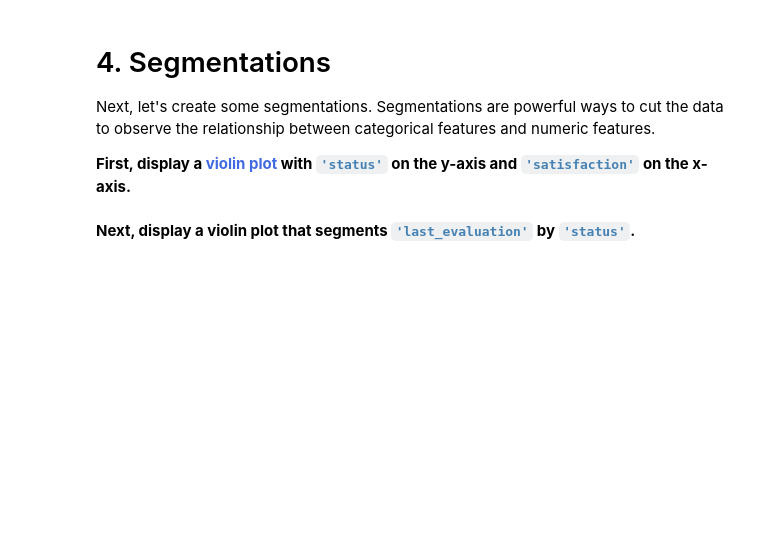
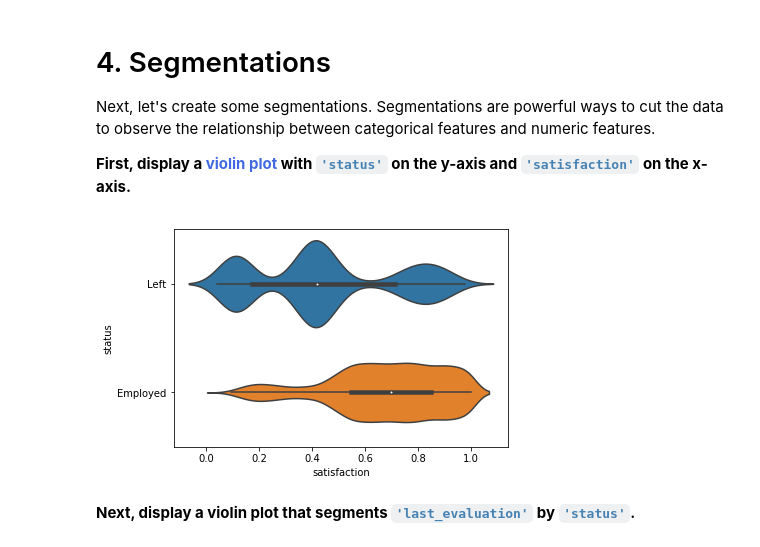
Before and after one commit to baskoroi/elite-ml, a Jupyter notebook: workbooks/project-3/Module 1 - Exploratory Analysis.ipynb, the cells around one changed output. Drawn from its saved outputs; the diff is of its cells as text; code cells hidden in the pictures; blank space fills up the shorter version.

```diff
--- a/workbooks/project-3/Module 1 - Exploratory Analysis.ipynb
+++ b/workbooks/project-3/Module 1 - Exploratory Analysis.ipynb
@@ -198,6 +222,10 @@ Next, let's create some segmentations. Segmentations are powerful ways to cut th
 **First, display a <span style="color:royalblue">violin plot</span> with <code style="color:steelblue">'status'</code> on the y-axis and <code style="color:steelblue">'satisfaction'</code> on the x-axis.**
 # %%
 # Segment satisfaction by status and plot distributions
+sns.violinplot(data=df, x='satisfaction', y='status')
+sns.violinplot?
+# %% [output]
+[figure, added]
 # %% [markdown]
 **Next, display a violin plot that segments <code style="color:steelblue">'last_evaluation'</code> by <code style="color:steelblue">'status'</code>.**
 # %%
```
Also changed, not shown: parts of 9 cells of this notebook.
